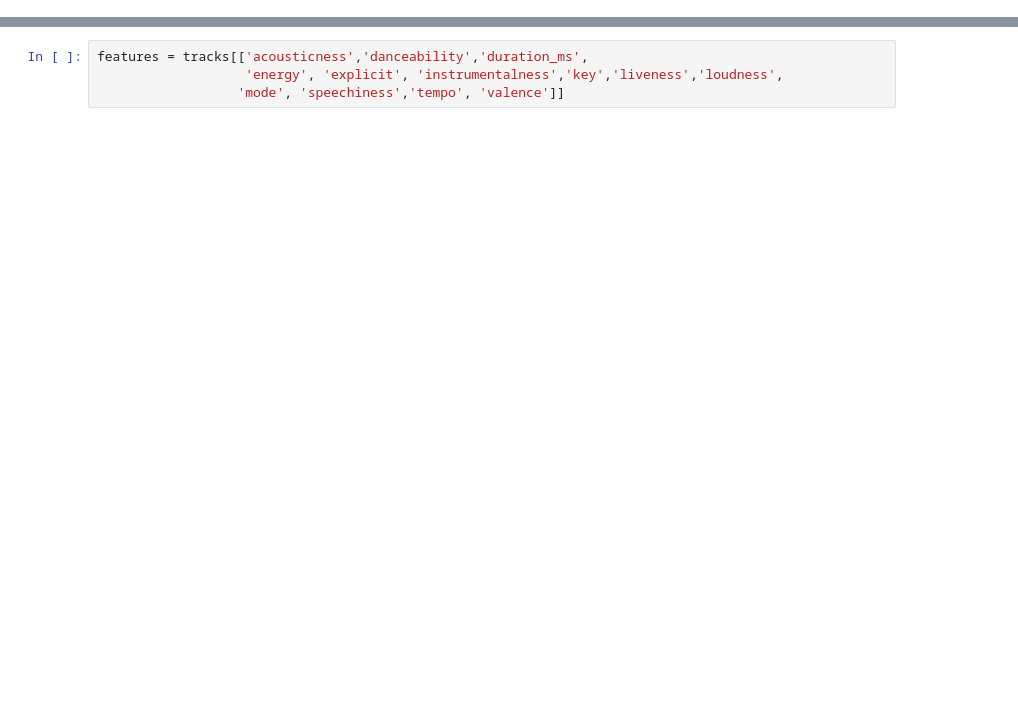
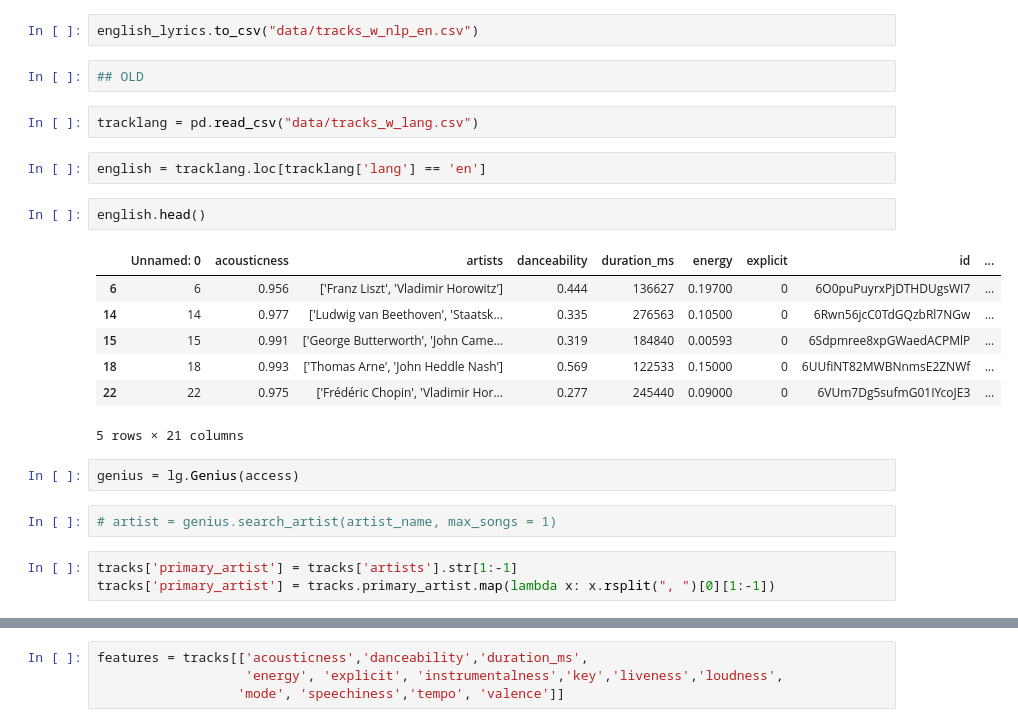
Before and after one commit to kunalrye/spotify_hits, a Jupyter notebook: DataInspection.ipynb, the cells around one changed output, grey strips where cells are left out. Saved outputs shown, nothing was run; the diff lists cells and outputs as text; blank space fills up the shorter version.

```diff
--- a/DataInspection.ipynb
+++ b/DataInspection.ipynb
@@ -89,0 +151,25 @@ tracks
+# %%
+english_lyrics.to_csv("data/tracks_w_nlp_en.csv")
+# %%
+## OLD
+# %%
+tracklang = pd.read_csv("data/tracks_w_lang.csv")
+# %%
+english = tracklang.loc[tracklang['lang'] == 'en']
+# %%
+english.head()
+# %% [output]
+|  | Unnamed: 0 | acousticness | artists | danceability | duration_ms | energy | explicit | id | ... |
+| 6 | 6 | 0.956 | ['Franz Liszt', 'Vladimir Horowitz'] | 0.444 | 136627 | 0.19700 | 0 | 6O0puPuyrxPjDTHDUgsWI7 | ... |
+| 14 | 14 | 0.977 | ['Ludwig van Beethoven', 'Staatsk... | 0.335 | 276563 | 0.10500 | 0 | 6Rwn56jcC0TdGQzbRl7NGw | ... |
+| 15 | 15 | 0.991 | ['George Butterworth', 'John Came... | 0.319 | 184840 | 0.00593 | 0 | 6Sdpmree8xpGWaedACPMlP | ... |
+| 18 | 18 | 0.993 | ['Thomas Arne', 'John Heddle Nash'] | 0.569 | 122533 | 0.15000 | 0 | 6UUfiNT82MWBNnmsE2ZNWf | ... |
+| 22 | 22 | 0.975 | ['Frédéric Chopin', 'Vladimir Hor... | 0.277 | 245440 | 0.09000 | 0 | 6VUm7Dg5sufmG01IYcoJE3 | ... |
+5 rows × 21 columns
+# %%
+genius = lg.Genius(access)
+# %%
+# artist = genius.search_artist(artist_name, max_songs = 1)
+# %%
+tracks['primary_artist'] = tracks['artists'].str[1:-1]
+tracks['primary_artist'] = tracks.primary_artist.map(lambda x: x.rsplit(", ")[0][1:-1])
```
Also changed, not shown: parts of 46 cells of this notebook, 1 other file.
